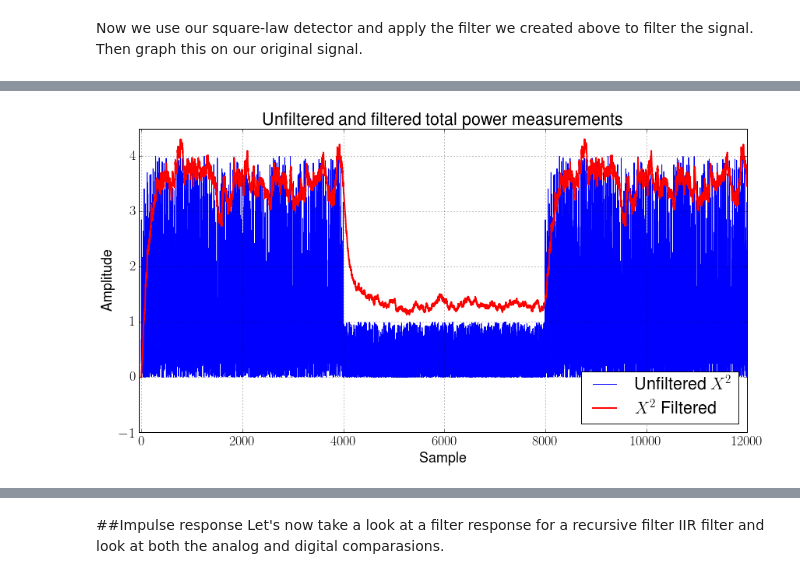
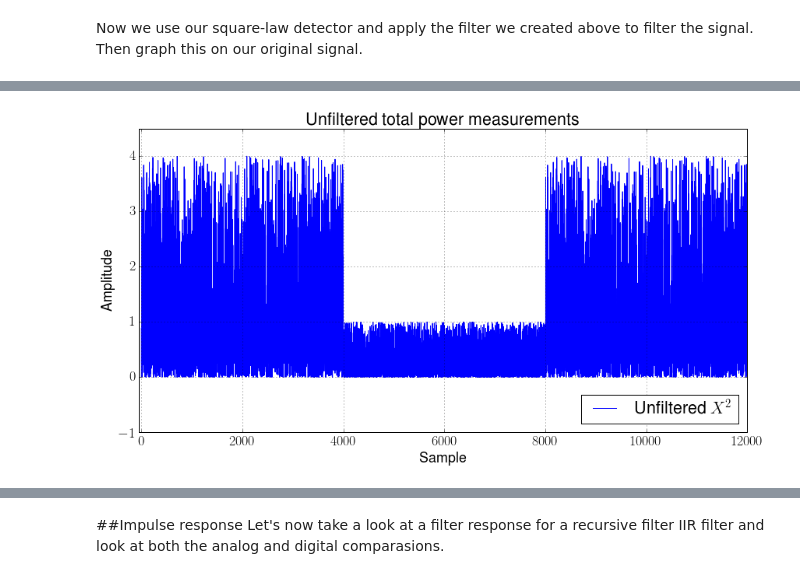
Before and after one commit to matgyver/Radiometer-SDR-Thesis, a Jupyter notebook: Experiments/Exp6/Experiment_6.ipynb, the cells around one changed output, grey strips where cells are left out. Cells and saved outputs as stored; diff of their text form; code cells hidden in the pictures.

```diff
--- a/Experiments/Exp6/Experiment_6.ipynb
+++ b/Experiments/Exp6/Experiment_6.ipynb
@@ -213,28 +213,28 @@ fig.savefig("TPR.png", dpi=300)
 # %%
 fig = plt.figure(figsize=(14,7), dpi=300)
 
 #We will use a single pole IIR filter to LPF this data
 #squarefilt = iirsp(.632,.368,square)
 squarefilt = (iirsp(.032,.991,square))*1.1
 
 # Use lfilter to filter x with the FIR filter.
 #filtered_x = lfilter(taps, .25, square)
 #plt.plot(t,noisy,label='Noisy Signal')
 plt.plot(t,square,'b-',label='Unfiltered $X^2$',linewidth=1)
 # Plot the filtered signal, shifted to compensate for the phase delay.
 #plt.plot(t,filtered_x, 'b-',label='Filtered X^2 signal',linewidth=4)
-plt.plot(t,squarefilt,'r-',label='$X^2$ Filtered',linewidth=2)
+#plt.plot(t,squarefilt,'r-',label='$X^2$ Filtered',linewidth=2)
 
 xlabel('Sample')
 ylabel('Amplitude')
-title('Unfiltered and filtered total power measurements')
+title('Unfiltered total power measurements')
 axis([-50, 12000, -1, 4.5])
 grid(True)
 plt.legend(loc='lower right')
 fig.savefig("TPR_filter.pdf", dpi=300)
 fig.savefig("TPR_filter.png", dpi=300)
 # %% [output]
-[figure, old version]
+[figure, new version]
 # %%
 fig = plt.figure(figsize=(14,9), dpi=300)
 plt.plot(t,squarefilt,'r-',label='$X^2$ Filter delay compensated',linewidth=3)
```
Also changed, not shown: parts of 4 cells of this notebook, 21 other files.
